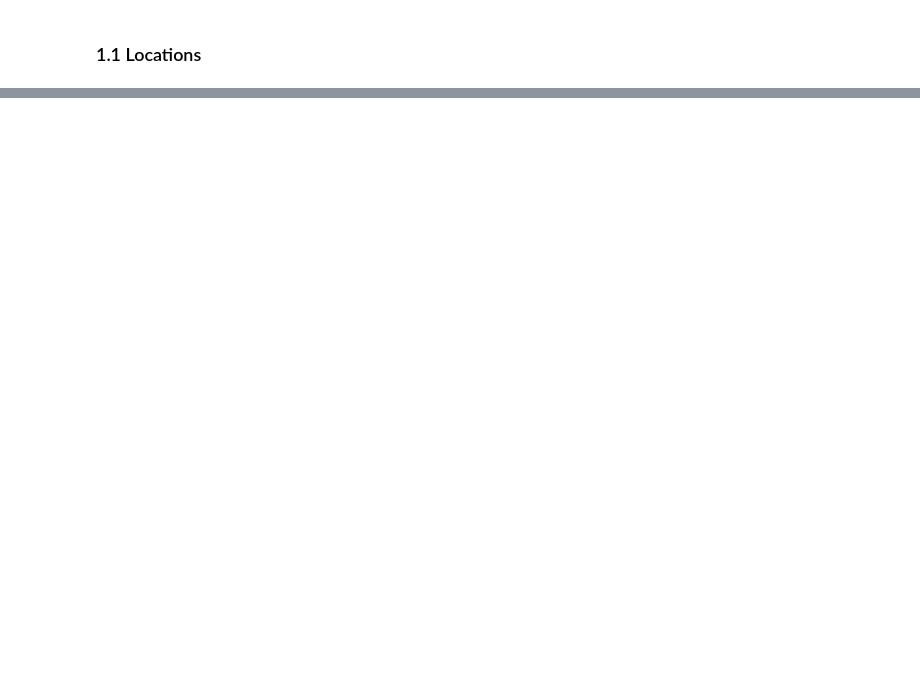
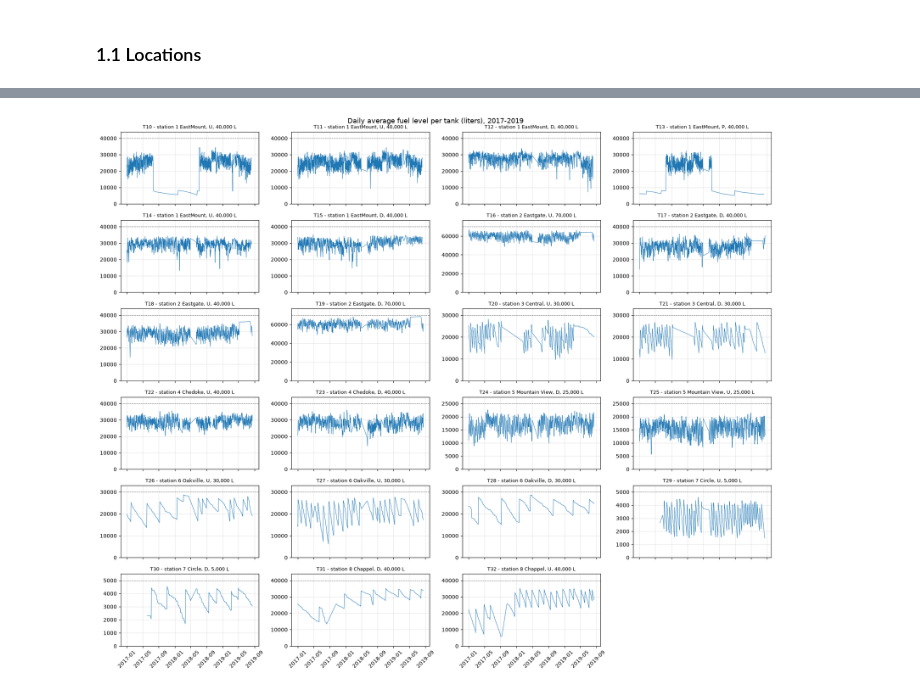
Before and after one commit to Steven95923/BombmanPython, a Jupyter notebook: Fuel_Inventory_Analysis.ipynb, the cells around one changed output, grey strips where cells are left out. Saved outputs shown, nothing was run; the diff lists cells and outputs as text; code cells hidden in the pictures; blank space fills up the shorter version.

```diff
--- a/Fuel_Inventory_Analysis.ipynb
+++ b/Fuel_Inventory_Analysis.ipynb
@@ -1700,0 +122,5 @@ Summary by station and fuel type – observed period 2017-01-02 to 2019-08-15 (9
+# %%
+locations = pd.read_csv(find_file("Locations.csv"))
+locations = locations.rename(columns={"Gas Station Location": "Station", "Gas Station Name": "Name"})
+print(locations.isnull().sum())
+locations
@@ -1700,0 +401,19 @@ Summary by station and fuel type – observed period 2017-01-02 to 2019-08-15 (9
+# %%
+levels["hours"] = levels.groupby("Tank ID")["Time"].diff().dt.total_seconds() / 3600
+levels["change"] = levels.groupby("Tank ID")["Level"].diff()
+
+levels["type"] = "normal"
+levels.loc[levels["change"].isnull(), "type"] = "first"
+levels.loc[levels["hours"] > GAP_HOURS, "type"] = "gap"
+levels.loc[(levels["type"] == "normal") & (levels["change"] >= DELIVERY), "type"] = "delivery"
+levels.loc[(levels["type"] == "normal") & (levels["change"] < -MAX_DROP * np.maximum(levels["hours"], 1)), "type"] = "anomaly"
+print(levels["type"].value_counts())
+
+levels["sold"] = np.where(levels["type"] == "normal", -levels["change"], 0)
+levels["delivered"] = np.where(levels["type"] == "delivery", levels["change"], 0)
+levels["hours_ok"] = np.where(levels["type"].isin(["normal", "delivery"]), levels["hours"], 0)
+levels["is_anomaly"] = (levels["type"] == "anomaly").astype(int)
+levels["Date"] = levels["Time"].dt.normalize()
+
+print("\nAnomalies (ignored):")
+levels[levels["type"] == "anomaly"][["Tank ID", "Station", "Time", "Level", "change", "hours"]]
@@ -1700,0 +483,22 @@ Summary by station and fuel type – observed period 2017-01-02 to 2019-08-15 (9
+# %%
+daily_level_tank = levels.groupby(["Tank ID", "Date"])["Level"].mean().reset_index()
+tank_list = tanks.sort_values(["Station", "Tank Number"])["Tank ID"].tolist()
+names = locations.set_index("Station")["Name"]
+
+fig, axes = plt.subplots(6, 4, figsize=(18, 15), sharex=True)
+axes = axes.flatten()
+for i, tank_id in enumerate(tank_list):
+    d = daily_level_tank[daily_level_tank["Tank ID"] == tank_id]
+    t = tanks[tanks["Tank ID"] == tank_id].iloc[0]
+    axes[i].plot(d["Date"], d["Level"], linewidth=0.7)
+    axes[i].axhline(t["Tank Capacity"], linestyle="--", color="grey", linewidth=0.8)
+    axes[i].set_title(f"{tank_id} - station {t['Station']} {names[t['Station']]}, {t['Tank Type']}, {t['Tank Capacity']:,} L", fontsize=9)
+    axes[i].set_ylim(0, t["Tank Capacity"] * 1.1)
+    axes[i].grid(alpha=0.3)
+axes[-1].axis("off")
+for ax in axes[19:23]:
+    ax.tick_params(axis="x", rotation=45)
+fig.suptitle("Daily average fuel level per tank (liters), 2017-2019", fontsize=13)
+plt.tight_layout(); plt.show()
+# %% [output]
+[figure, added]
```
Also changed, not shown: parts of 146 cells of this notebook, 2 other files.
